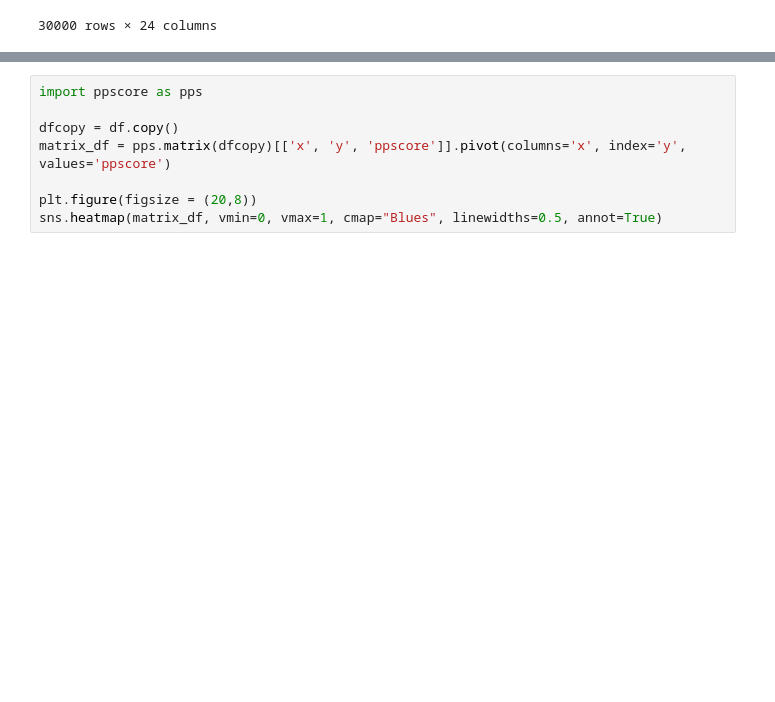
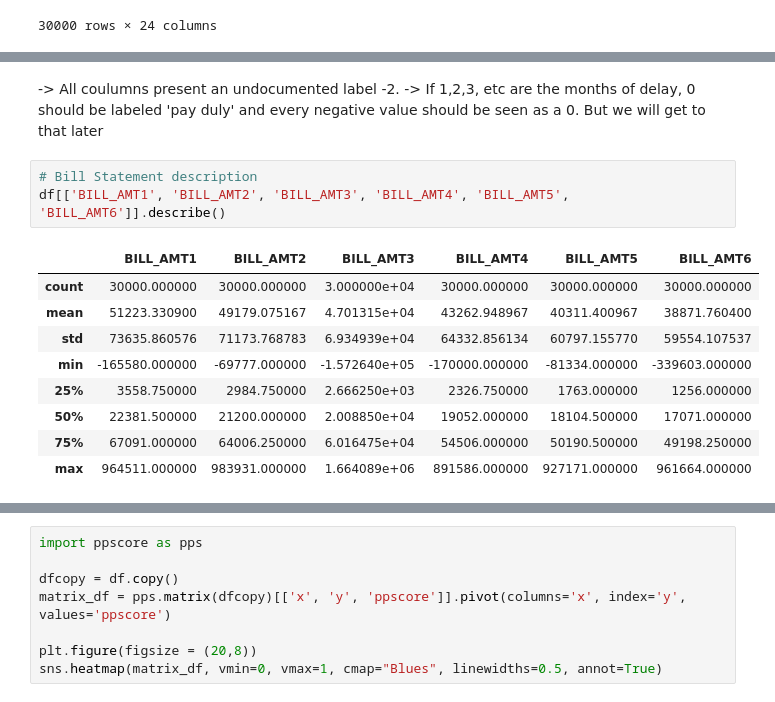
Before and after one commit to thamakornk-ait/BIA_project, a Jupyter notebook: default_credit_card_model_Classification.ipynb, the cells around one changed output, grey strips where cells are left out. Cells and saved outputs as stored; diff of their text form; blank space fills up the shorter version.

```diff
--- a/default_credit_card_model_Earth.ipynb
+++ b/default_credit_card_model_Classification.ipynb
@@ -155,0 +178,16 @@ dtype: object
+# %% [markdown]
+-> All coulumns present an undocumented label -2.
+-> If 1,2,3, etc are the months of delay, 0 should be labeled 'pay duly' and every negative value should be seen as a 0. But we will get to that later
+# %%
+# Bill Statement description
+df[['BILL_AMT1', 'BILL_AMT2', 'BILL_AMT3', 'BILL_AMT4', 'BILL_AMT5', 'BILL_AMT6']].describe()
+# %% [output]
+|  | BILL_AMT1 | BILL_AMT2 | BILL_AMT3 | BILL_AMT4 | BILL_AMT5 | BILL_AMT6 |
+| count | 30000.000000 | 30000.000000 | 3.000000e+04 | 30000.000000 | 30000.000000 | 30000.000000 |
+| mean | 51223.330900 | 49179.075167 | 4.701315e+04 | 43262.948967 | 40311.400967 | 38871.760400 |
+| std | 73635.860576 | 71173.768783 | 6.934939e+04 | 64332.856134 | 60797.155770 | 59554.107537 |
+| min | -165580.000000 | -69777.000000 | -1.572640e+05 | -170000.000000 | -81334.000000 | -339603.000000 |
+| 25% | 3558.750000 | 2984.750000 | 2.666250e+03 | 2326.750000 | 1763.000000 | 1256.000000 |
+| 50% | 22381.500000 | 21200.000000 | 2.008850e+04 | 19052.000000 | 18104.500000 | 17071.000000 |
+| 75% | 67091.000000 | 64006.250000 | 6.016475e+04 | 54506.000000 | 50190.500000 | 49198.250000 |
+| max | 964511.000000 | 983931.000000 | 1.664089e+06 | 891586.000000 | 927171.000000 | 961664.000000 |
```
Also changed, not shown: parts of 27 cells of this notebook.
